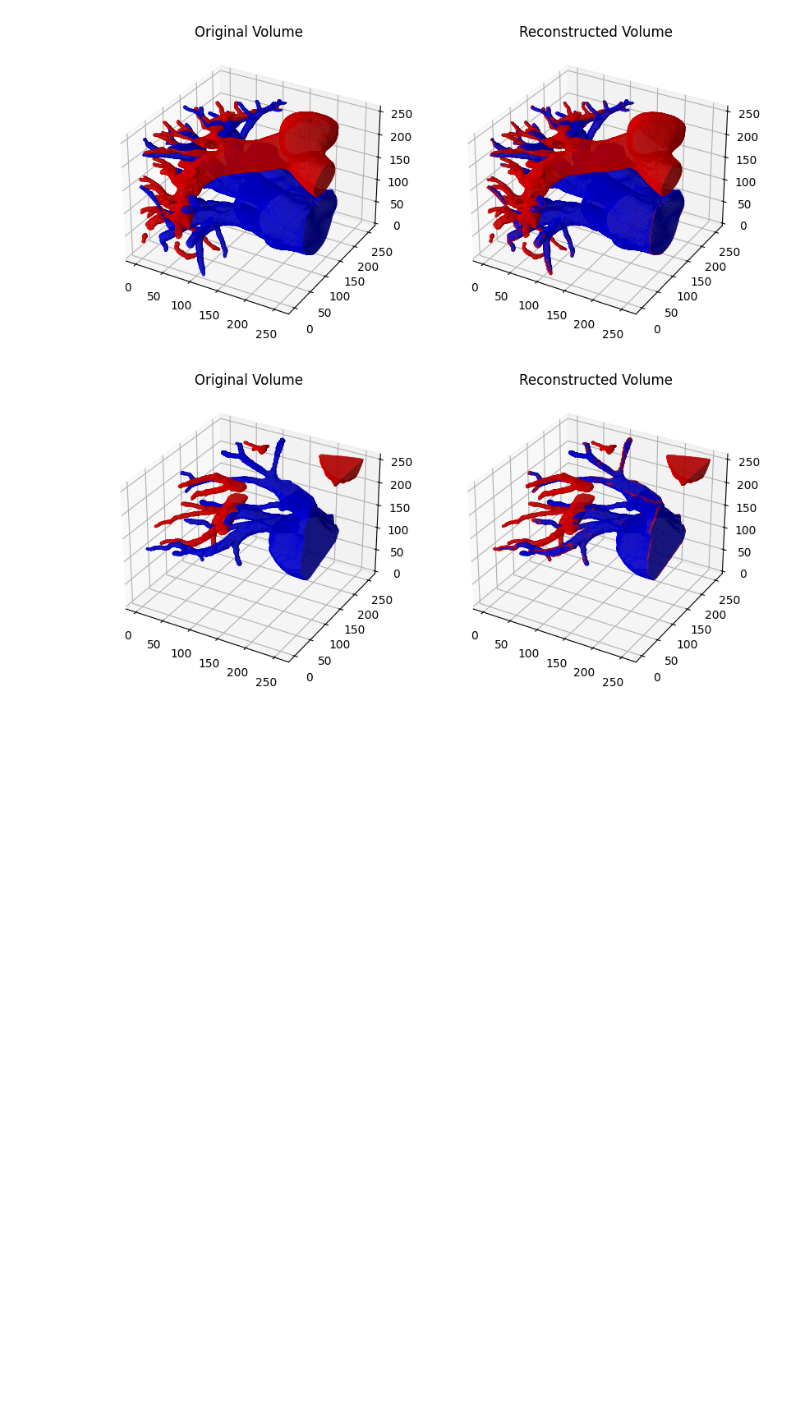
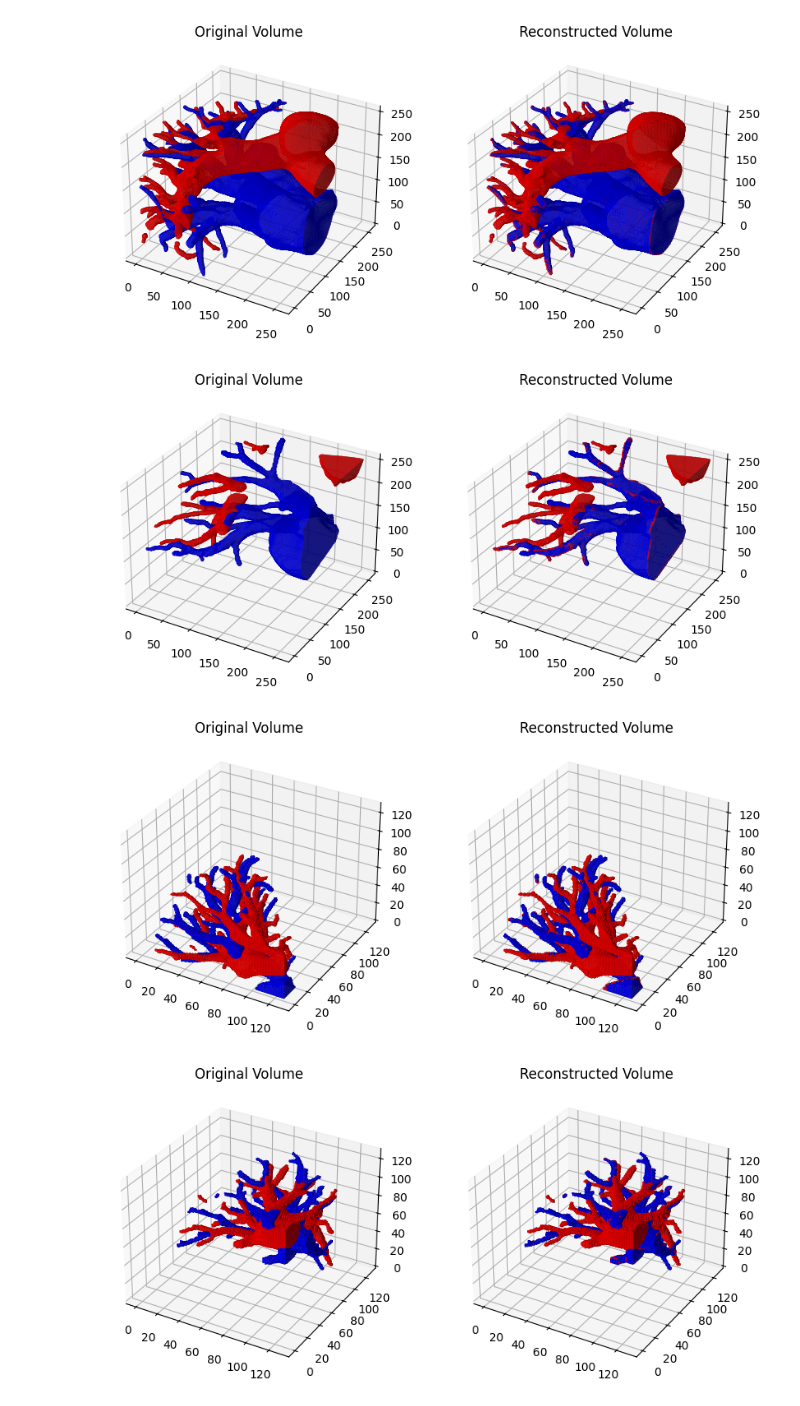
Before and after one commit to tgafrick/RA4-Project, a Jupyter notebook: test.ipynb, the cells around one changed output. Saved outputs shown, nothing was run; the diff lists cells and outputs as text; code cells hidden in the pictures; blank space fills up the shorter version.

Commit message:
Experiment with downsampling image by factor of 2,3 and 4.

```diff
--- a/test.ipynb
+++ b/test.ipynb
@@ -332,3 +332,65 @@ with torch.no_grad():
 # %% [output]
 [figure]
 [figure]
+# %%
+#Experiment to downsample image for faster 3d image plotting- 2 factor
+import matplotlib.pyplot as plt
+from mpl_toolkits.mplot3d import Axes3D
+
+test_dir = "./images/3dTest"
+test_data = MyDataset(test_dir, transform)
+test_dataloader = DataLoader(test_data, batch_size=1, shuffle=False)
+
+model.eval()
+
+# Define the color map
+color_map = np.array([
+    [0, 0, 0, 0],      # Transparent for background (0)
+    [255, 0, 0, 255],  # Red for arteries (1)
+    [0, 0, 255, 255]   # Blue for veins (2)
+], dtype=np.uint8)
+
+# Downsampling factor
+downsample_factor = 2
+
+with torch.no_grad():
+    for batch_idx, (x, _) in enumerate(test_dataloader):
+        x_hat = model(x)
+
+        # Reconstruct and display the whole volume from the first test image
+        original_volume = x[0, 0, :, :, :].detach().cpu().numpy().astype(int)
+
+        # Downsample original volume
+        original_volume_downsampled = original_volume[::downsample_factor, ::downsample_factor, ::downsample_factor]
+
+        reconstruction_volume = np.argmax(x_hat[0,:,:,:,:], axis=0)
+
+        # Downsample reconstructed volume
+        reconstruction_volume_downsampled = reconstruction_volume[::downsample_factor, ::downsample_factor, ::downsample_factor]
+
+        # Downsample color map along the first axis to match the number of unique values in the downsampled volume
+        color_map_downsampled = color_map[:len(np.unique(original_volume_downsampled))]
+
+        # Plot original and reconstructed volumes with titles using Matplotlib
+        fig = plt.figure(figsize=(10, 5))
+
+        # Plot original volume with assigned colors and no edge color
+        ax1 = fig.add_subplot(121, projection='3d')
+        ax1.set_title('Original Volume')
+
+        # Define colors for each voxel value in the original volume using the downsampled color map
+        original_colors = np.take(color_map_downsampled, original_volume_downsampled, axis=0) / 255.0
+        ax1.voxels(original_volume_downsampled, facecolors=original_colors)
+
+        # Plot reconstructed volume with assigned colors and no edge color
+        ax2 = fig.add_subplot(122, projection='3d')
+        ax2.set_title('Reconstructed Volume')
+
+        # Define colors for each voxel value in the reconstructed volume using the downsampled color map
+        reconstruction_colors = np.take(color_map_downsampled, reconstruction_volume_downsampled, axis=0) / 255.0
+        ax2.voxels(reconstruction_volume_downsampled, facecolors=reconstruction_colors)
+
+        plt.show()
+# %% [output]
+[figure, added]
+[figure, added]
```
Also changed, not shown: parts of 2 cells of this notebook.
